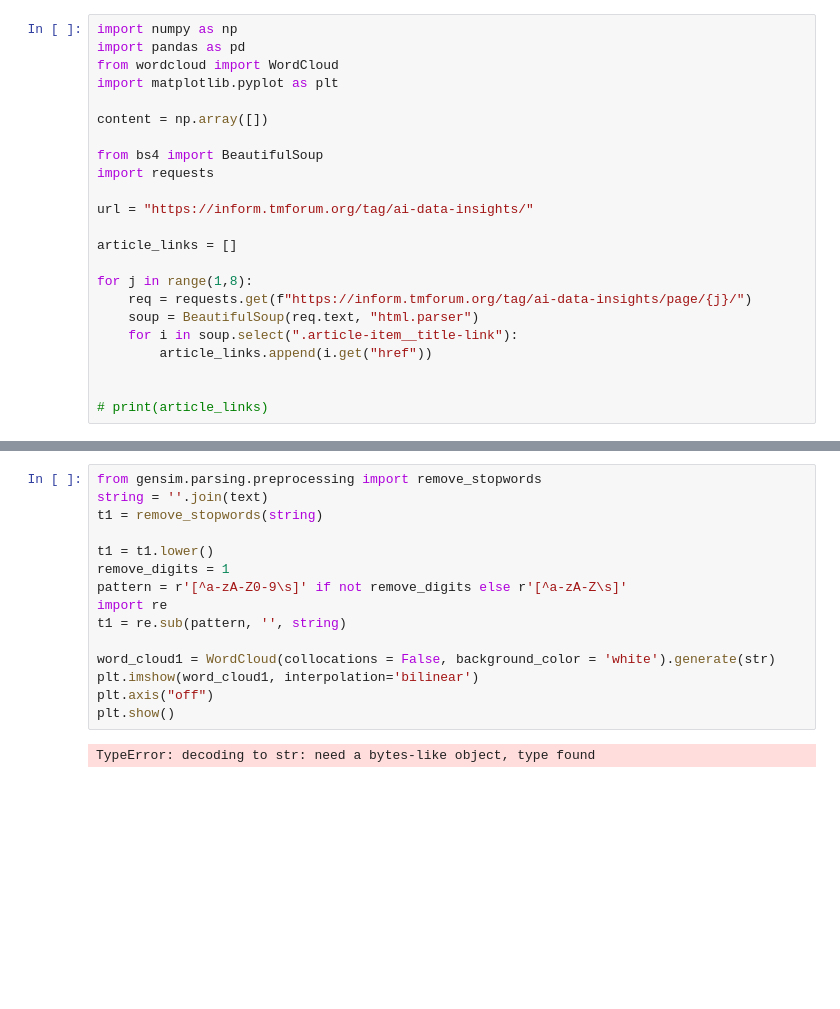
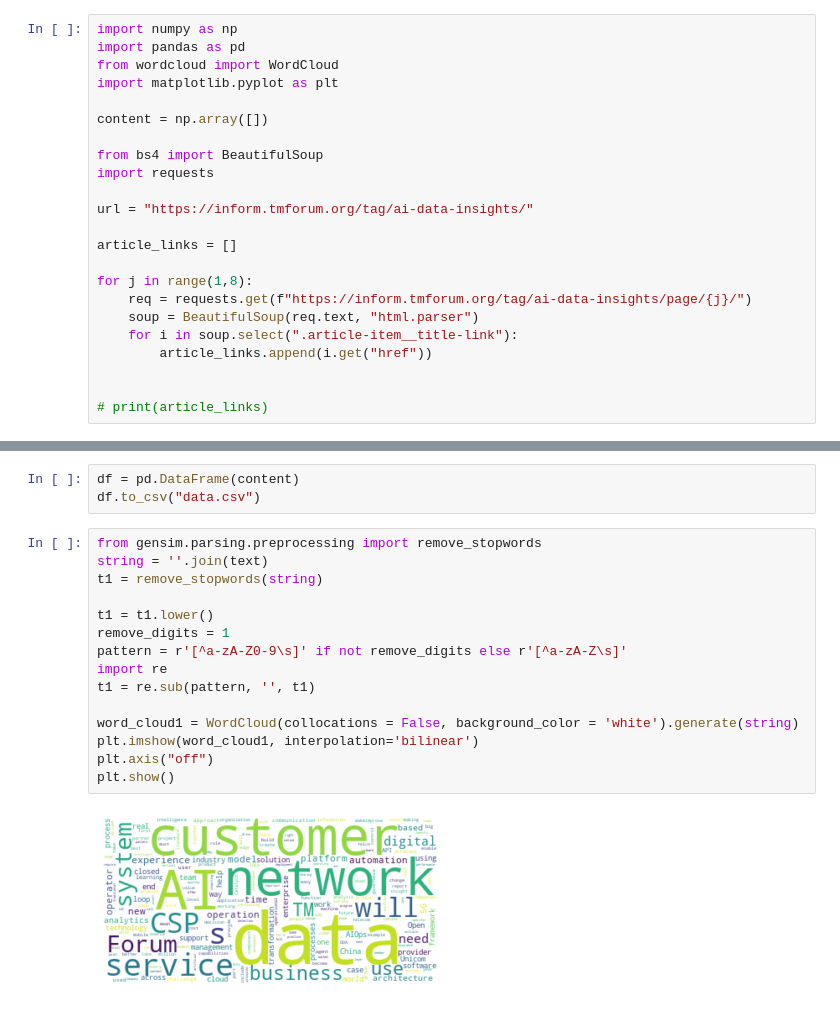
Before and after one commit to sachmeetb/Analysis, a Jupyter notebook: wordcloud2.ipynb, the cells around one changed output, grey strips where cells are left out. Cells and saved outputs as stored; diff of their text form; blank space fills up the shorter version.

```diff
--- a/wordcloud2.ipynb
+++ b/wordcloud2.ipynb
@@ -54,17 +36,20 @@ print(content)
+# %%
+df = pd.DataFrame(content)
+df.to_csv("data.csv")
 # %%
 from gensim.parsing.preprocessing import remove_stopwords
 string = ''.join(text)
 t1 = remove_stopwords(string)
 
 t1 = t1.lower()
 remove_digits = 1
 pattern = r'[^a-zA-Z0-9\s]' if not remove_digits else r'[^a-zA-Z\s]'
 import re
-t1 = re.sub(pattern, '', string)
+t1 = re.sub(pattern, '', t1)
 
-word_cloud1 = WordCloud(collocations = False, background_color = 'white').generate(str)
+word_cloud1 = WordCloud(collocations = False, background_color = 'white').generate(string)
 plt.imshow(word_cloud1, interpolation='bilinear')
 plt.axis("off")
 plt.show()
 # %% [output]
-TypeError: decoding to str: need a bytes-like object, type found
+[figure, added]
```
Also changed, not shown: parts of 2 cells of this notebook, 4 other files.
